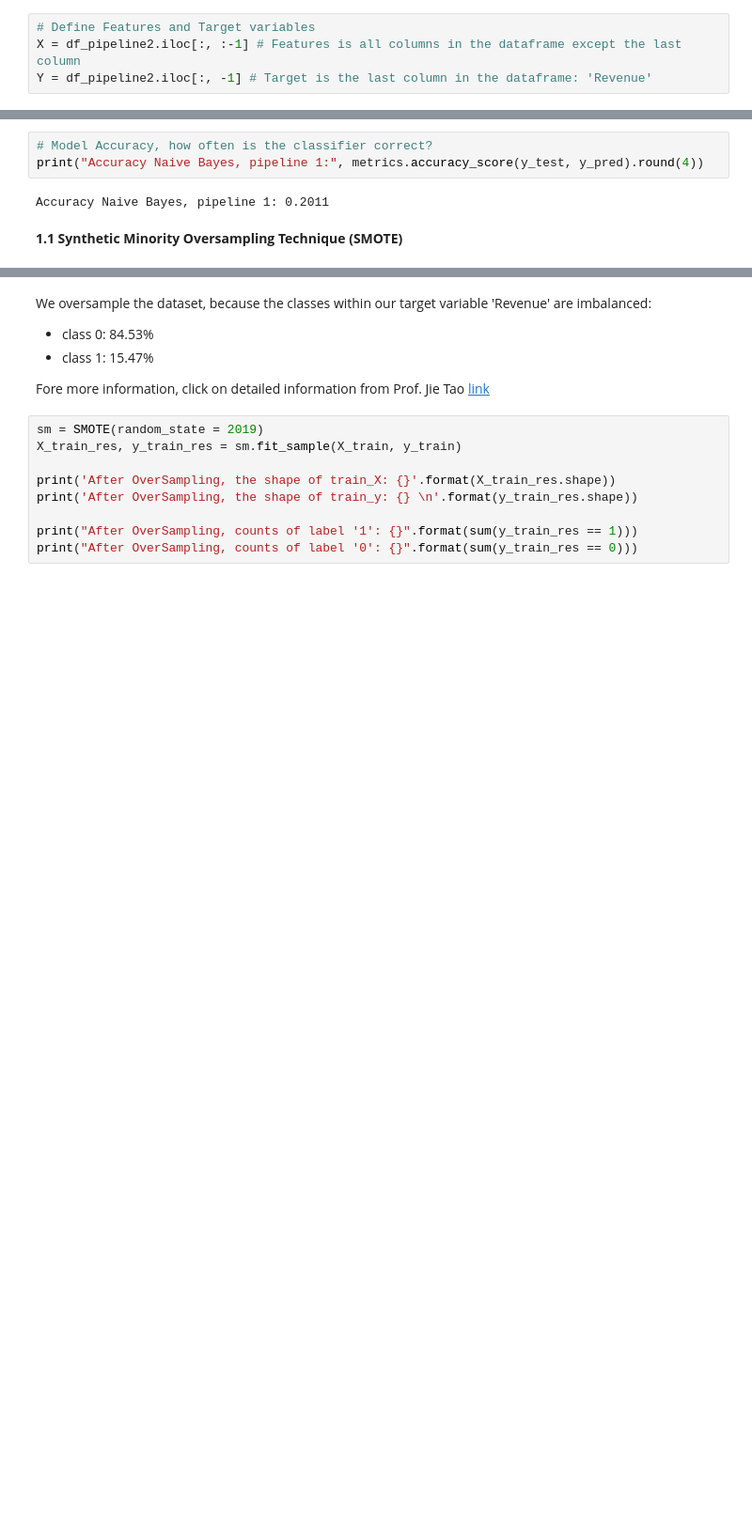
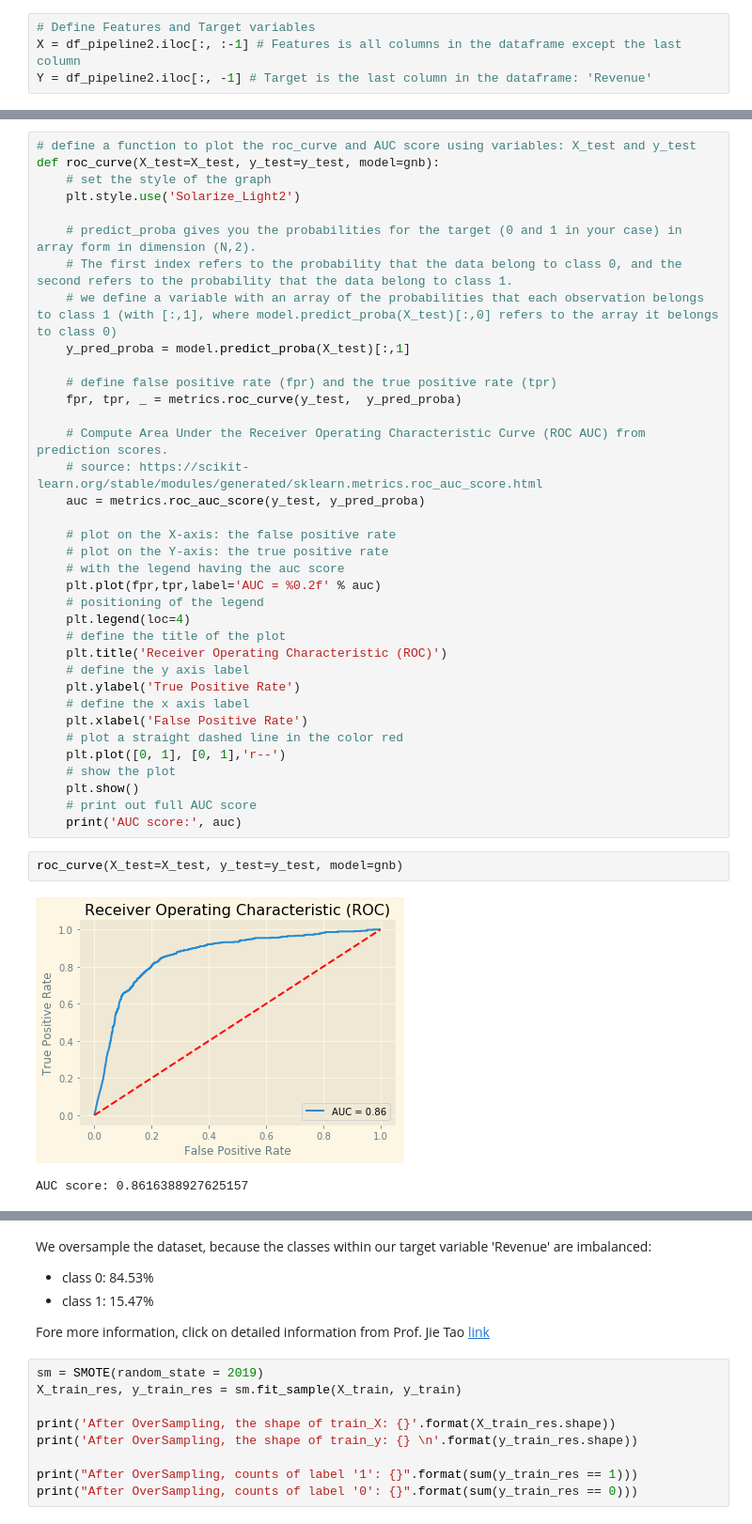
Before and after one commit to fairfield-university-ba545/project2-mtb, a Jupyter notebook: 8.2_Naive_Bayes.ipynb, the cells around one changed output, grey strips where cells are left out. Shown at 94% size. Saved outputs shown, nothing was run; the diff lists cells and outputs as text; blank space fills up the shorter version.

Commit message:
Updated Naive Bayes, Logistic Regression, SVM models with optimal features and hyper-parameter tweaking and a summary

```diff
--- a/8.2_Naive_Bayes.ipynb
+++ b/8.2_Naive_Bayes.ipynb
@@ -566,10 +673,44 @@ Before OverSampling, counts of label '0': 7291
     accuracy                           0.20      3699
    macro avg       0.57      0.53      0.19      3699
 weighted avg       0.85      0.20      0.13      3699
-# %%
-# Model Accuracy, how often is the classifier correct?
-print("Accuracy Naive Bayes, pipeline 1:", metrics.accuracy_score(y_test, y_pred).round(4))
-# %% [output]
-Accuracy Naive Bayes, pipeline 1: 0.2011
-# %% [markdown]
-<b> 1.1 Synthetic Minority Oversampling Technique (SMOTE)
+# %%
+# define a function to plot the roc_curve and AUC score using variables: X_test and y_test
+def roc_curve(X_test=X_test, y_test=y_test, model=gnb):
+    # set the style of the graph
+    plt.style.use('Solarize_Light2')
+
+    # predict_proba gives you the probabilities for the target (0 and 1 in your case) in array form in dimension (N,2).
+    # The first index refers to the probability that the data belong to class 0, and the second refers to the probability that the data belong to class 1.
+    # we define a variable with an array of the probabilities that each observation belongs to class 1 (with [:,1], where model.predict_proba(X_test)[:,0] refers to the array it belongs to class 0)
+    y_pred_proba = model.predict_proba(X_test)[:,1]
+
+    # define false positive rate (fpr) and the true positive rate (tpr)
+    fpr, tpr, _ = metrics.roc_curve(y_test,  y_pred_proba)
+
+    # Compute Area Under the Receiver Operating Characteristic Curve (ROC AUC) from prediction scores.
+    # source: https://scikit-learn.org/stable/modules/generated/sklearn.metrics.roc_auc_score.html
+    auc = metrics.roc_auc_score(y_test, y_pred_proba)
+
+    # plot on the X-axis: the false positive rate
+    # plot on the Y-axis: the true positive rate
+    # with the legend having the auc score
+    plt.plot(fpr,tpr,label='AUC = %0.2f' % auc)
+    # positioning of the legend
+    plt.legend(loc=4)
+    # define the title of the plot
+    plt.title('Receiver Operating Characteristic (ROC)')
+    # define the y axis label
+    plt.ylabel('True Positive Rate')
+    # define the x axis label
+    plt.xlabel('False Positive Rate')
+    # plot a straight dashed line in the color red
+    plt.plot([0, 1], [0, 1],'r--')
+    # show the plot
+    plt.show()
+    # print out full AUC score
+    print('AUC score:', auc)
+# %%
+roc_curve(X_test=X_test, y_test=y_test, model=gnb)
+# %% [output]
+[figure, added]
+AUC score: 0.8616388927625157
```
Also changed, not shown: parts of 104 cells of this notebook, 4 other files.
